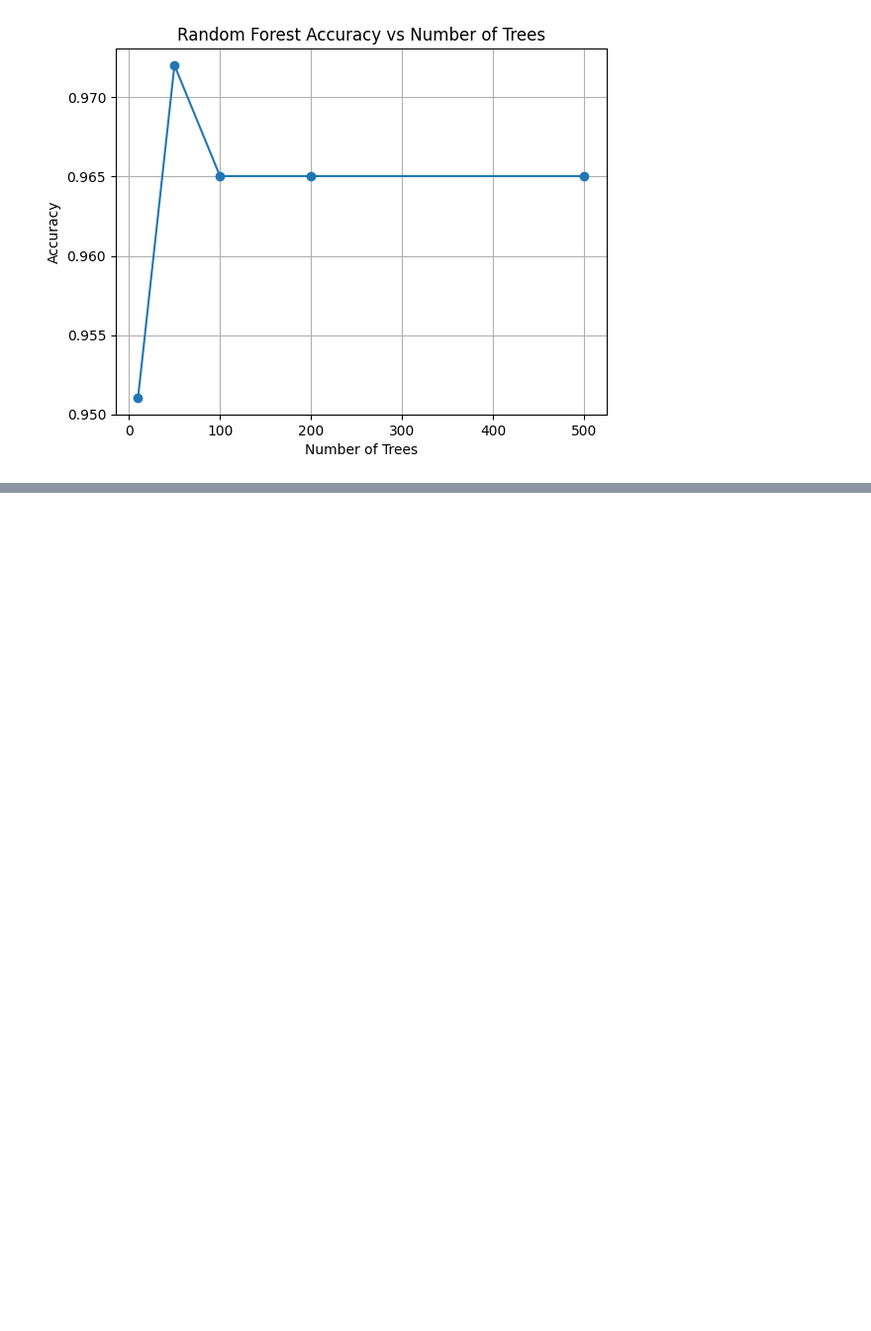
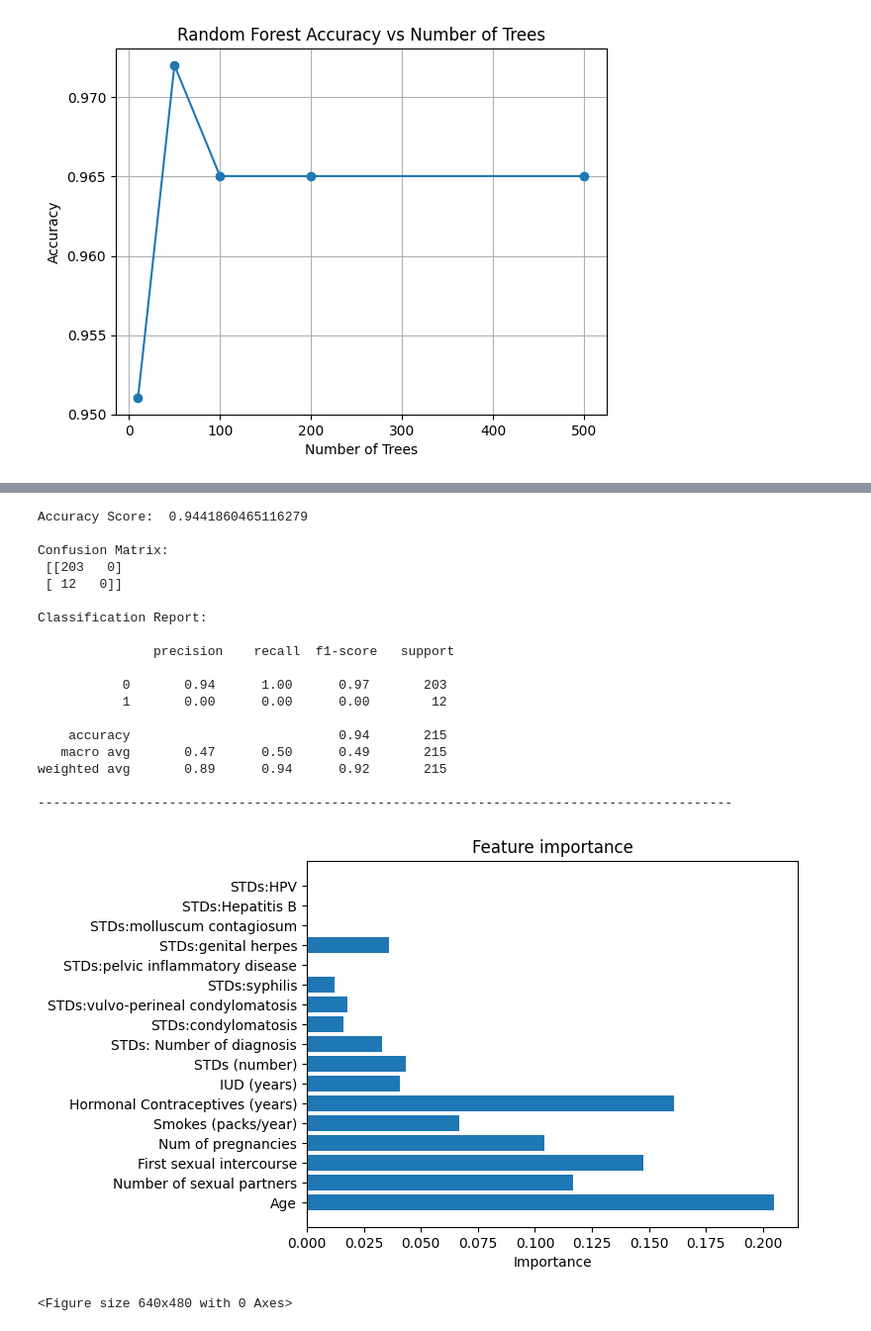
Before and after one commit to Jbaner/OMDSModC_Capstone_Project, a Jupyter notebook: OMDS_ModC_Week6_Banerjee_Jayeeta.ipynb, the cells around one changed output, grey strips where cells are left out. Shown at 99% size. Cells and saved outputs as stored; diff of their text form; code cells hidden in the pictures; blank space fills up the shorter version.

```diff
--- a/OMDS_ModC_Week6_Banerjee_Jayeeta.ipynb
+++ b/OMDS_ModC_Week6_Banerjee_Jayeeta.ipynb
@@ -187,0 +293,47 @@ plt.show()
+# %%
+#Training a Random Forest
+
+rf=RandomForestClassifier(n_estimators=100, max_depth=6, random_state=42)
+rf.fit(X_train,y_train)
+
+#Prediction
+y_pred_rf=rf.predict(X_test)
+
+#evaluations
+accuracy = accuracy_score(y_test, y_pred_rf)
+cm = confusion_matrix(y_test, y_pred_rf)
+cr = classification_report(y_test, y_pred_rf)
+print("Accuracy Score: ", accuracy)
+print("\nConfusion Matrix: \n", cm)
+print("\nClassification Report: \n\n", cr)
+print("------------------------------------------------------------------------------------------")
+
+#Feature importance
+importance_rf = rf.feature_importances_
+#plot
+plt.barh(X.columns, importance_rf)
+plt.xlabel("Importance")
+plt.title("Feature importance")
+plt.show()
+plt.tight_layout()
+# %% [output]
+Accuracy Score:  0.9441860465116279
+
+Confusion Matrix:
+ [[203   0]
+ [ 12   0]]
+
+Classification Report:
+
+               precision    recall  f1-score   support
+
+           0       0.94      1.00      0.97       203
+           1       0.00      0.00      0.00        12
+
+    accuracy                           0.94       215
+   macro avg       0.47      0.50      0.49       215
+weighted avg       0.89      0.94      0.92       215
+
+------------------------------------------------------------------------------------------
+[figure, added]
+<Figure size 640x480 with 0 Axes>
```
Also changed, not shown: parts of 10 cells of this notebook.
